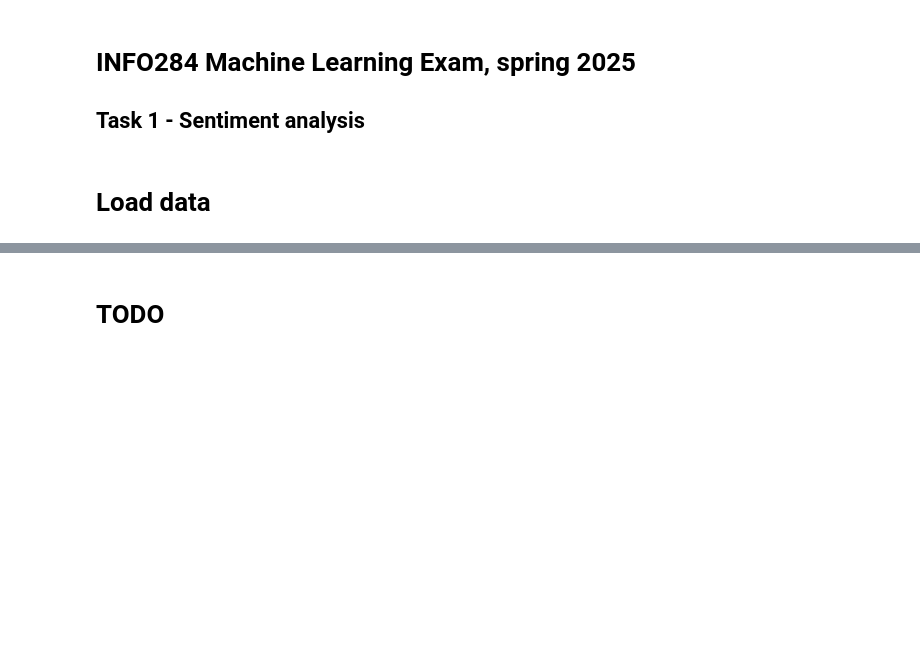
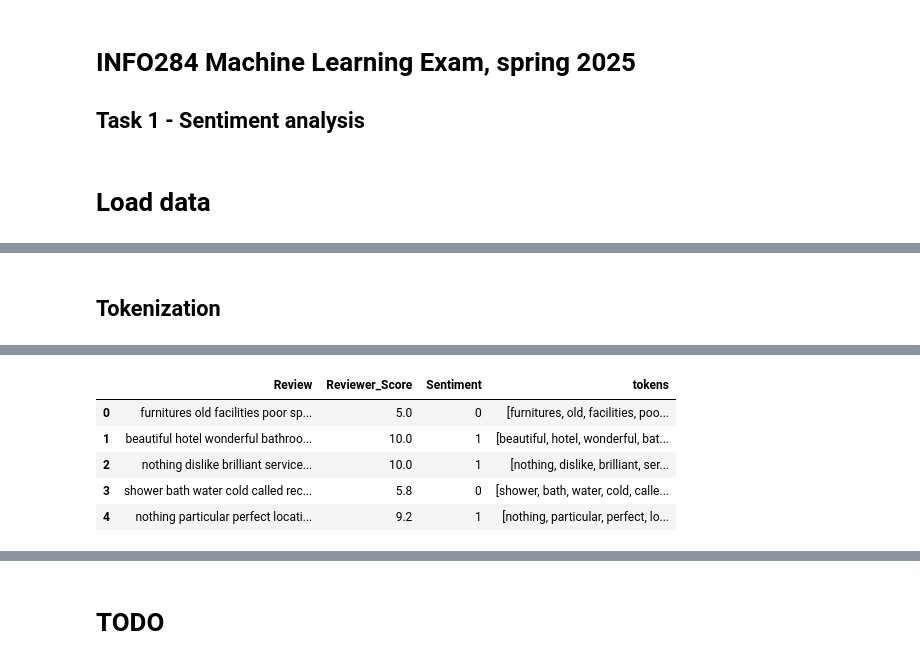
Before and after one commit to ranuru/machine-learning-exam, a Jupyter notebook: task1/notebook.ipynb, the cells around one changed output, grey strips where cells are left out. Cells and saved outputs as stored; diff of their text form; code cells hidden in the pictures; blank space fills up the shorter version.

```diff
--- a/task1/notebook.ipynb
+++ b/task1/notebook.ipynb
@@ -63,0 +103,11 @@ df.head() # show a overview of the data in the dataset
+# %%
+import re
+
+def preprocess_text(text):
+    text = text.lower()
+    text = re.sub(r'@[A-Za-z0-9_]+', '', text)
+    text = re.sub(r'[^\w\s]', '', text)
+    return text
+
+df['Review'] = df['Review'].apply(preprocess_text)
+df.head()
@@ -63,0 +151,13 @@ df.head() # show a overview of the data in the dataset
+# %% [markdown]
+## Tokenization
+# %%
+from nltk.tokenize import word_tokenize
+
+nltk.download('punkt_tab')
+
+def tokenize(text):
+    return word_tokenize(text)
+
+df['tokens'] = df['Review'].apply(tokenize)
+df.head()
+# %% [output]
@@ -63,0 +167,6 @@ df.head() # show a overview of the data in the dataset
+|  | Review | Reviewer_Score | Sentiment | tokens |
+| 0 | furnitures old facilities poor sp... | 5.0 | 0 | [furnitures, old, facilities, poo... |
+| 1 | beautiful hotel wonderful bathroo... | 10.0 | 1 | [beautiful, hotel, wonderful, bat... |
+| 2 | nothing dislike brilliant service... | 10.0 | 1 | [nothing, dislike, brilliant, ser... |
+| 3 | shower bath water cold called rec... | 5.8 | 0 | [shower, bath, water, cold, calle... |
+| 4 | nothing particular perfect locati... | 9.2 | 1 | [nothing, particular, perfect, lo... |
```
Also changed, not shown: parts of 24 cells of this notebook.
